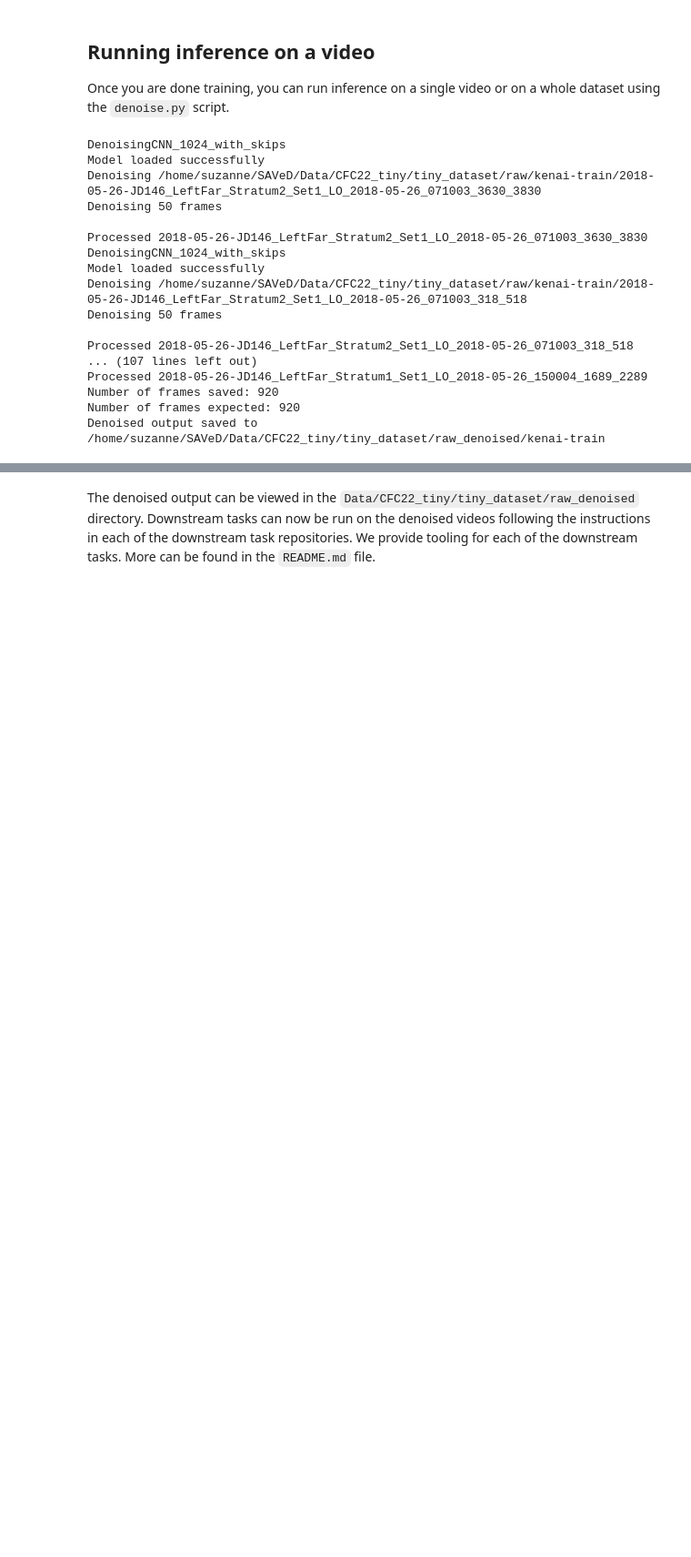
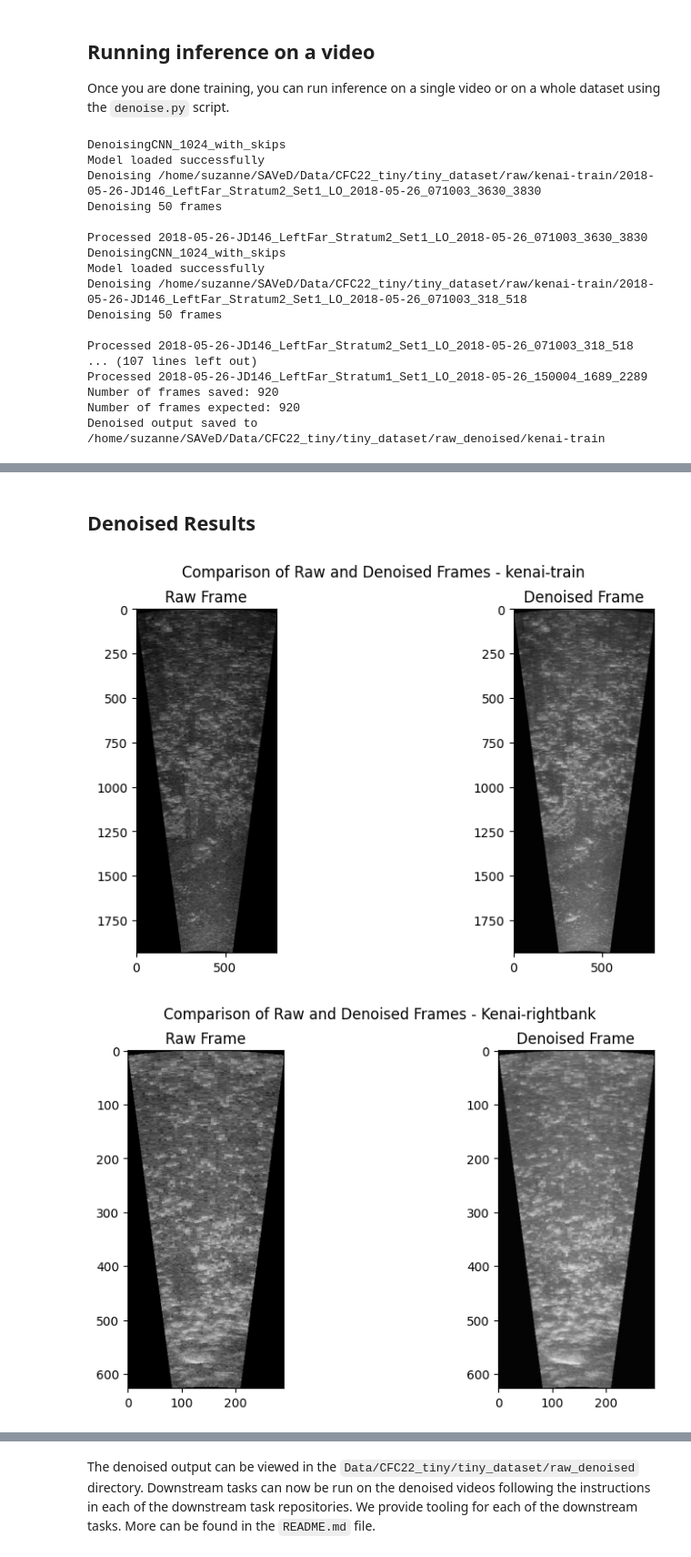
Before and after one commit to suzanne-stathatos/SAVeD, a Jupyter notebook: demo.ipynb, the cells around one changed output, grey strips where cells are left out. Shown at 91% size. Cells and saved outputs as stored; diff of their text form; code cells hidden in the pictures; blank space fills up the shorter version.

```diff
--- a/demo.ipynb
+++ b/demo.ipynb
@@ -196,0 +218,55 @@ Denoised output saved to /home/suzanne/SAVeD/Data/CFC22_tiny/tiny_dataset/raw_de
+# %% [markdown]
+## Denoised Results
+# %%
+# Plot a side by side comparison of the denoised and raw frames
+import matplotlib.pyplot as plt
+import numpy as np
+import cv2
+import os
+
+# Load the denoised and raw frames
+
+raw_clip = "Data/CFC22_tiny/tiny_dataset/raw/kenai-train/2018-05-26-JD146_LeftFar_Stratum2_Set1_LO_2018-05-26_091003_2503_2703"
+denoised_clip = "Data/CFC22_tiny/tiny_dataset/raw_denoised/kenai-train/2018-05-26-JD146_LeftFar_Stratum2_Set1_LO_2018-05-26_091003_2503_2703"
+
+def show_frames ( raw_clip, denoised_clip, domain ):
+    # Load the frames
+    raw_frames = sorted(os.listdir(raw_clip), key=lambda x: int(x.split(".")[0]))
+    denoised_frames = sorted(os.listdir(denoised_clip), key=lambda x: int(x.split(".")[0]))
+
+    mid_denoised_frame = denoised_frames[len(denoised_frames) // 2]
+    raw_frame = cv2.imread(os.path.join(raw_clip, mid_denoised_frame))
+    denoised_frame = cv2.imread(os.path.join(denoised_clip, mid_denoised_frame))
+    # plot them side by side
+    fig, axs = plt.subplots(1, 2, figsize=(10, 5))
+    axs[0].imshow(raw_frame)
+    axs[0].set_title("Raw Frame")
+    axs[1].imshow(denoised_frame)
+    axs[1].set_title("Denoised Frame")
+    plt.suptitle(f"Comparison of Raw and Denoised Frames - {domain}")
+    plt.show()
+
+
+show_frames(raw_clip, denoised_clip, "kenai-train")
+
+raw_frame = "Data/CFC22_tiny/tiny_dataset/raw/kenai-rightbank/2018-05-26-JD146_RightFar_Stratum1_Set1_RO_2018-05-26_100004_3194_3394/94.jpg"
+denoised_frame = "Data/CFC22_tiny/tiny_dataset/raw_denoised/kenai-rightbank/2018-05-26-JD146_RightFar_Stratum1_Set1_RO_2018-05-26_100004_3194_3394/94.jpg"
+
+raw_frame = cv2.imread(raw_frame)
+denoised_frame = cv2.imread(denoised_frame)
+fig, axs = plt.subplots(1, 2, figsize=(10, 5))
+axs[0].imshow(raw_frame)
+axs[0].set_title("Raw Frame")
+axs[1].imshow(denoised_frame)
+axs[1].set_title("Denoised Frame")
+plt.suptitle("Comparison of Raw and Denoised Frames - Kenai-rightbank")
+plt.show()
+
+
+raw_clip = "Data/CFC22_tiny/tiny_dataset/raw/nushagak/RB_Nusagak_Sonar_Files_2018_RB_2018-07-02_211000_3600_3900"
+denoised_clip = "Data/CFC22_tiny/tiny_dataset/raw_denoised/nushagak/RB_Nusagak_Sonar_Files_2018_RB_2018-07-02_211000_3600_3900"
+
+show_frames(raw_clip, denoised_clip, "nushagak")
+# %% [output]
+[figure, added]
+[figure, added]
```
Also changed, not shown: parts of 2 cells of this notebook.
